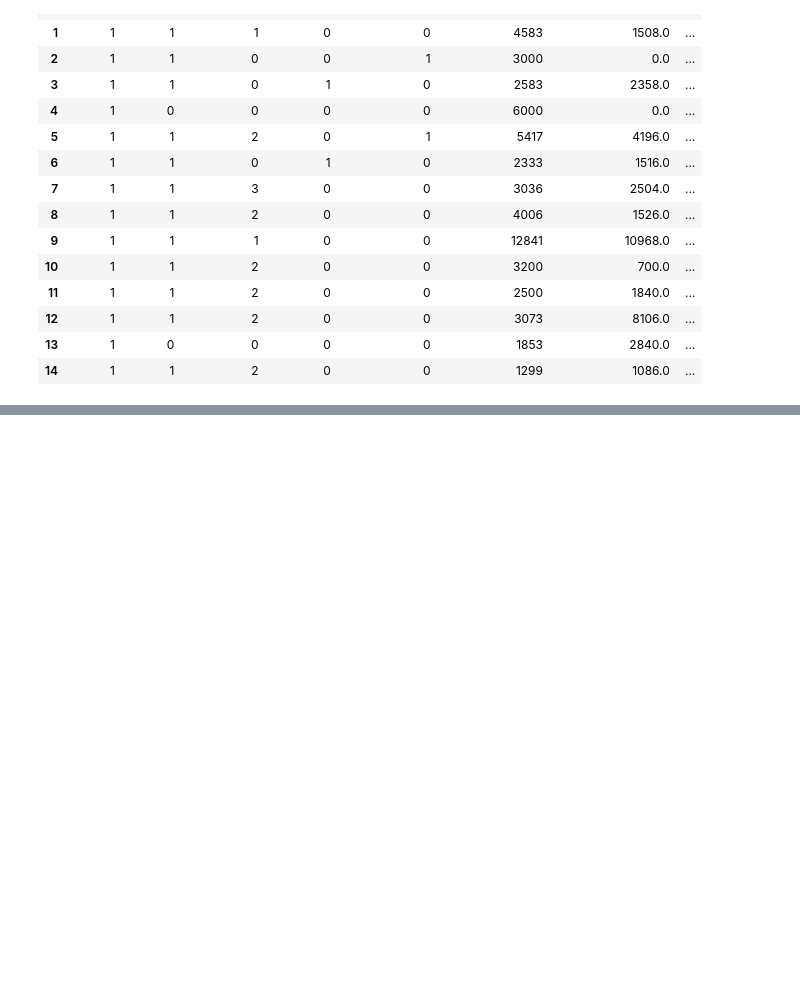
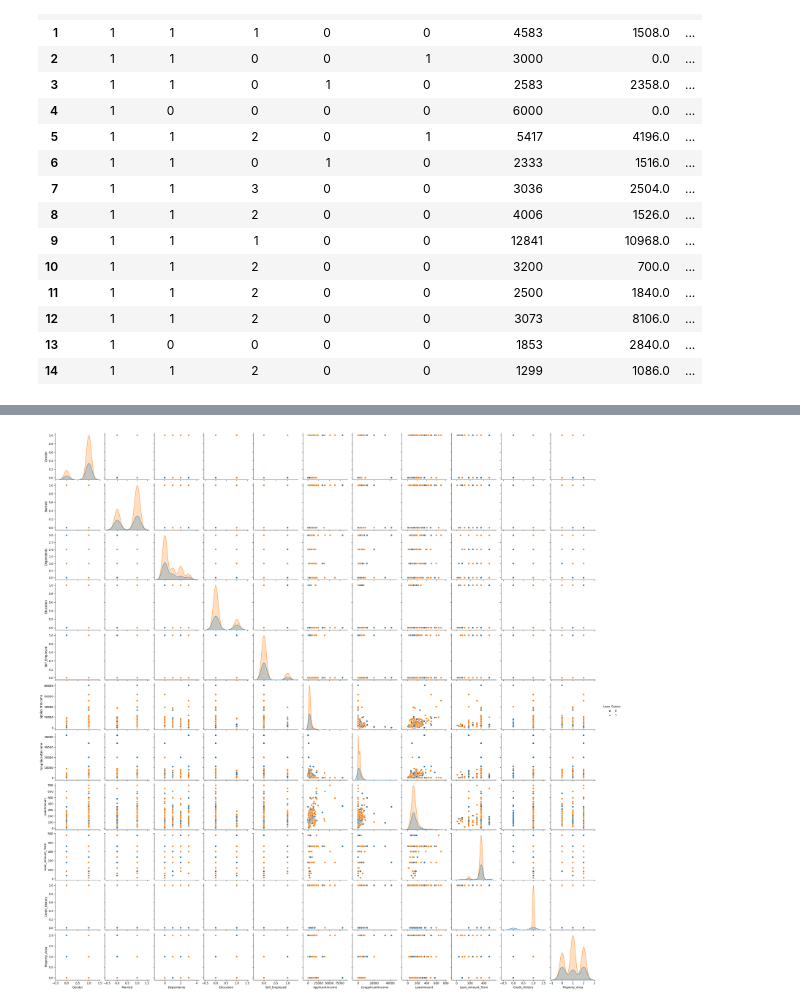
Before and after one commit to MuneefMumthas/CO653-TEAM-EM, a Jupyter notebook: CO653-TEAM-EM.ipynb, the cells around one changed output, grey strips where cells are left out. Cells and saved outputs as stored; diff of their text form; code cells hidden in the pictures; blank space fills up the shorter version.

```diff
--- a/CO653-TEAM-EM.ipynb
+++ b/CO653-TEAM-EM.ipynb
@@ -205,0 +232,5 @@ train.head(15)
+# %%
+sns.pairplot(train, hue="Loan_Status")
+plt.show()
+# %% [output]
+[figure, added]
```
Also changed, not shown: parts of 14 cells of this notebook.
